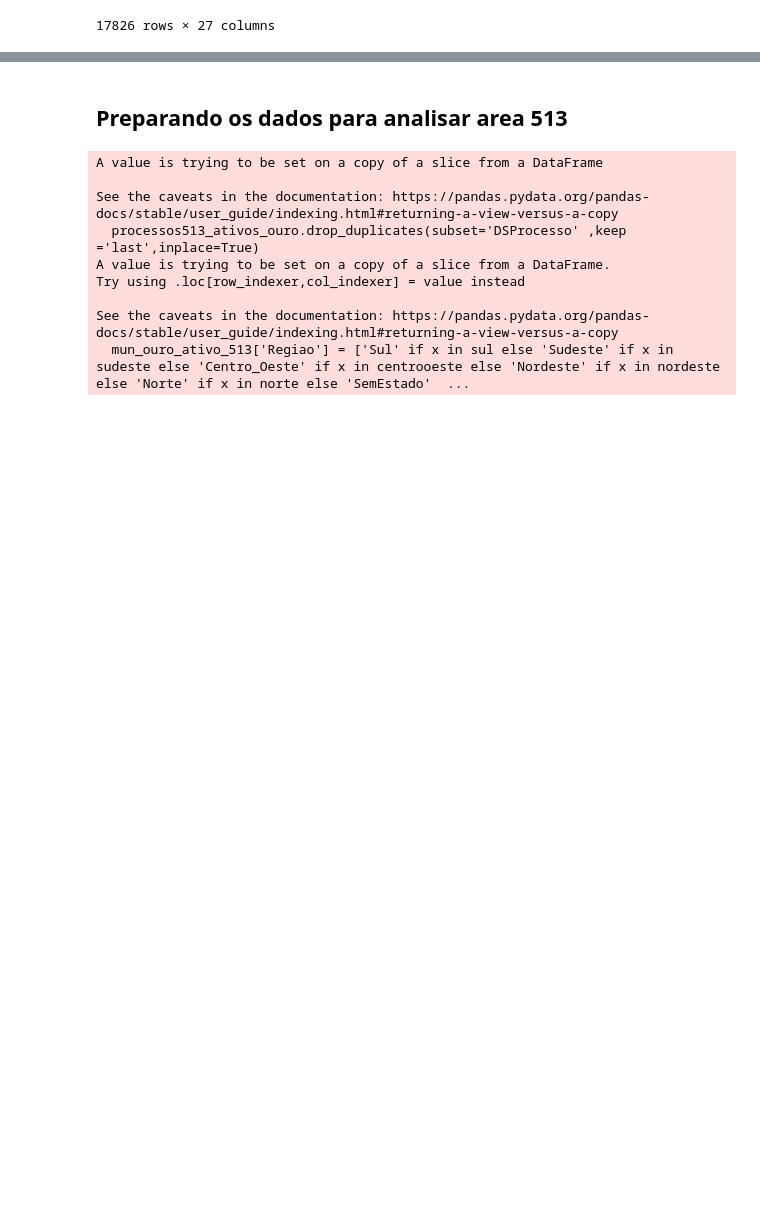
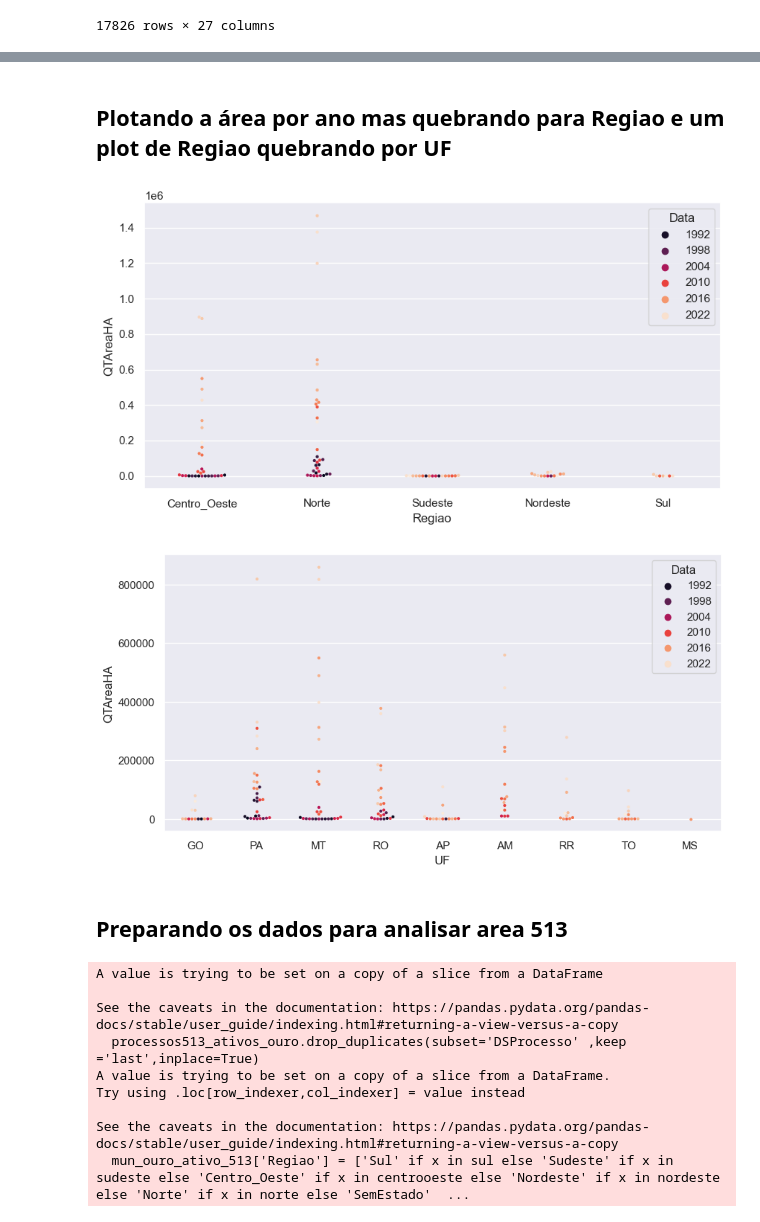
Before and after one commit to EduMinsky/GoldMiningAnalysis, a Jupyter notebook: Analise dos Pedidos de Mineração Por Área.ipynb, the cells around one changed output, grey strips where cells are left out. Cells and saved outputs as stored; diff of their text form; code cells hidden in the pictures; blank space fills up the shorter version.

```diff
--- a/Analise dos Pedidos de Mineração Por Área.ipynb
+++ b/Analise dos Pedidos de Mineração Por Área.ipynb
@@ -89,3 +90,23 @@ plt.show()
+# %% [markdown]
+## Plotando a área por ano mas quebrando para Regiao e um plot de Regiao quebrando por UF
+# %%
+import seaborn as sns
+import  matplotlib.pyplot as plt
+%matplotlib inline
+sns.set(rc={"figure.figsize":(10, 5)})
+
+
+data_regiao_333= join_333_regiao.groupby(['Data','Regiao'], as_index=False).sum()
+sns.swarmplot(data=data_regiao_333, x="Regiao",y='QTAreaHA',hue=data_regiao_333.Data,size = 3, legend='auto',palette='rocket')
+plt.show()
+
+data_regiao_UF_333= join_333_regiao.query('Regiao=="Norte" or Regiao=="Centro_Oeste"').groupby(['Data','UF','Regiao'], as_index=False).sum()
+data_regiao_UF_333
+sns.swarmplot(data=data_regiao_UF_333, x="UF",y='QTAreaHA',hue ='Data' ,size = 3, legend='auto',palette='rocket')
+plt.show()
+# %% [output]
+[figure, added]
+[figure, added]
 # %% [markdown]
 ## Preparando os dados para analisar area 513
 # %%
```
Also changed, not shown: parts of 4 cells of this notebook.
